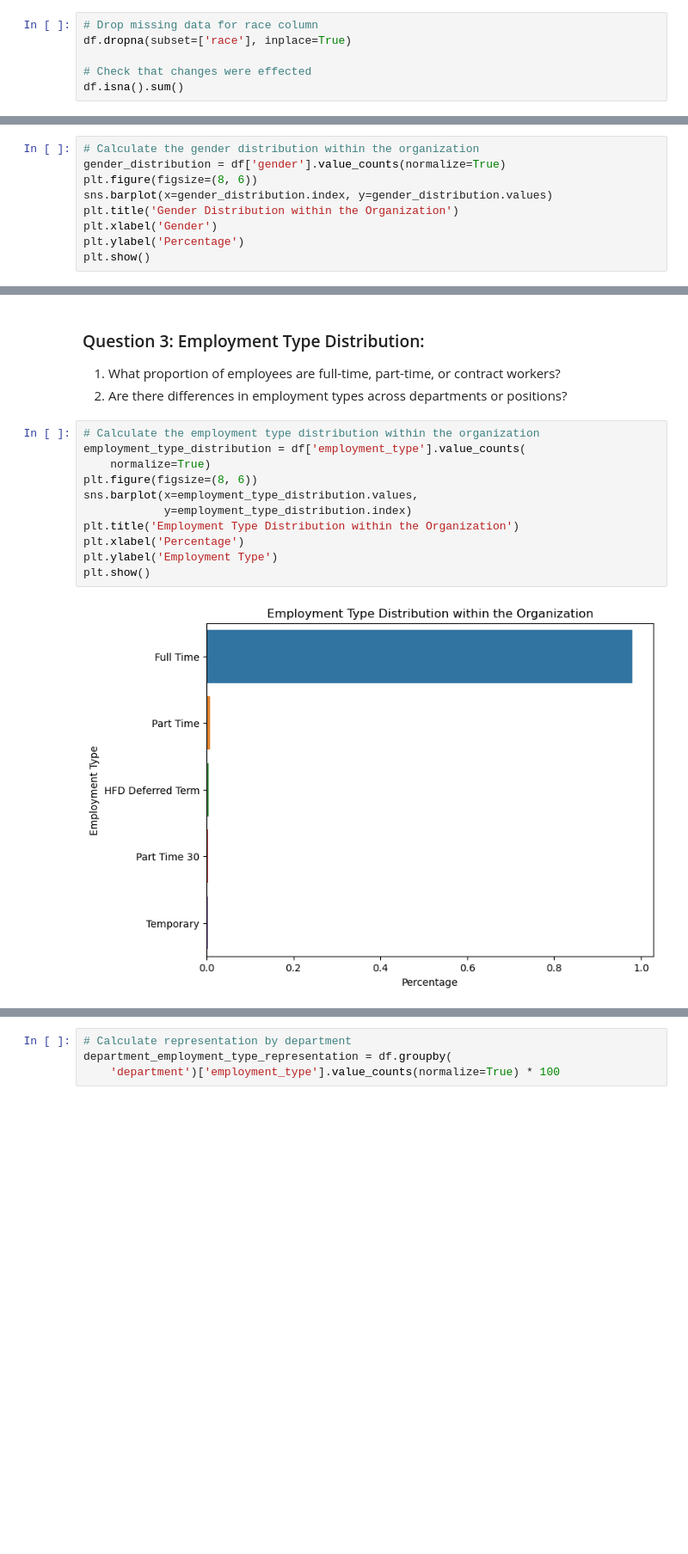
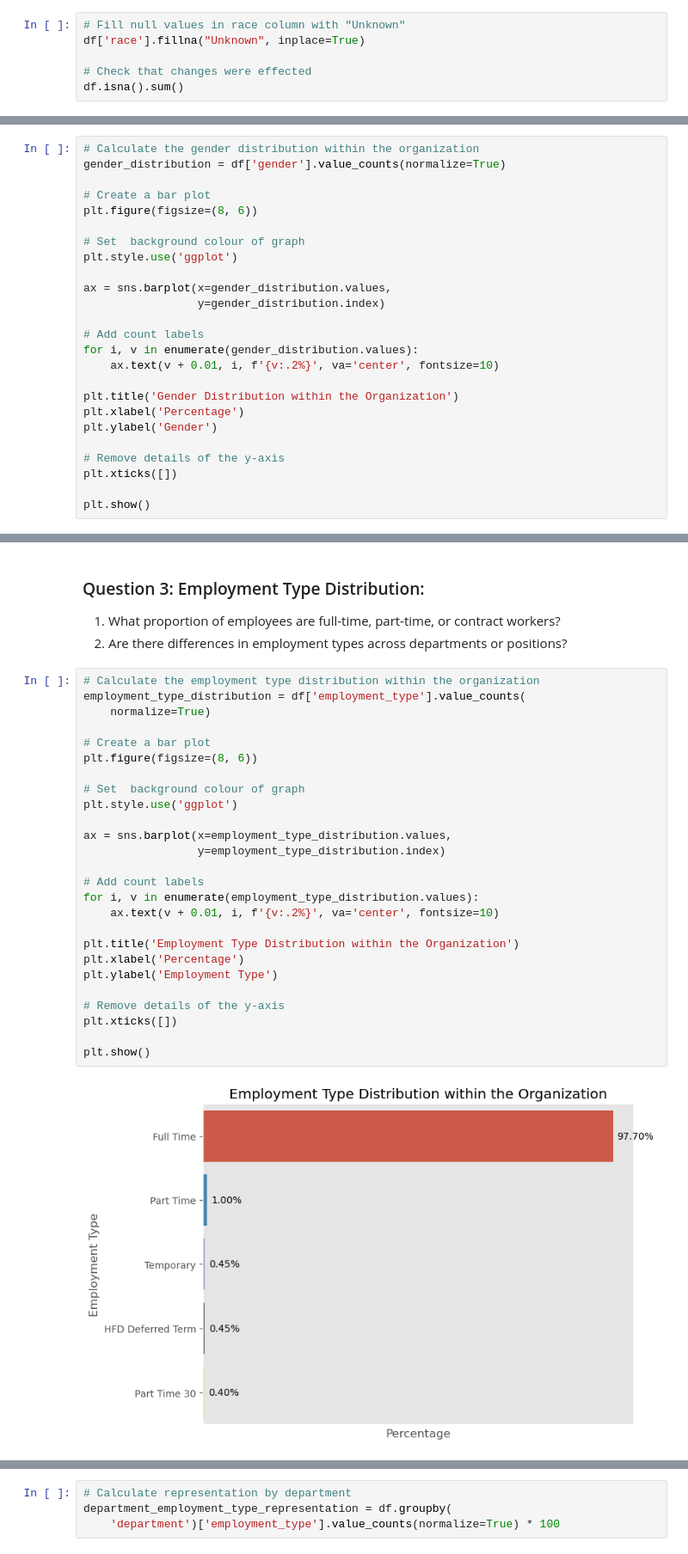
Before and after one commit to sotieno/Data-Projects, a Jupyter notebook: employee-analysis/employee-analysis.ipynb, the cells around one changed output, grey strips where cells are left out. Shown at 86% size. Drawn from its saved outputs; the diff is of its cells as text; blank space fills up the shorter version.

```diff
--- a/employee-analysis/employee-analysis.ipynb
+++ b/employee-analysis/employee-analysis.ipynb
@@ -135,8 +135,8 @@ hire_date             0
 job_date              3
 dtype: int64
 # %%
-# Drop missing data for race column
-df.dropna(subset=['race'], inplace=True)
+# Fill null values in race column with "Unknown"
+df['race'].fillna("Unknown", inplace=True)
 
 # Check that changes were effected
 df.isna().sum()
@@ -274,10 +292,26 @@ There is a significant difference in racial/ethnic representation across departm
 # %%
 # Calculate the gender distribution within the organization
 gender_distribution = df['gender'].value_counts(normalize=True)
+
+# Create a bar plot
 plt.figure(figsize=(8, 6))
-sns.barplot(x=gender_distribution.index, y=gender_distribution.values)
+
+# Set  background colour of graph
+plt.style.use('ggplot')
+
+ax = sns.barplot(x=gender_distribution.values,
+                 y=gender_distribution.index)
+
+# Add count labels
+for i, v in enumerate(gender_distribution.values):
+    ax.text(v + 0.01, i, f'{v:.2%}', va='center', fontsize=10)
+
 plt.title('Gender Distribution within the Organization')
-plt.xlabel('Gender')
-plt.ylabel('Percentage')
+plt.xlabel('Percentage')
+plt.ylabel('Gender')
+
+# Remove details of the y-axis
+plt.xticks([])
+
 plt.show()
 # %% [output]
@@ -323,16 +383,31 @@ There is no significant difference in gender representation across departments (
 # %%
 # Calculate the employment type distribution within the organization
 employment_type_distribution = df['employment_type'].value_counts(
     normalize=True)
+
+# Create a bar plot
 plt.figure(figsize=(8, 6))
-sns.barplot(x=employment_type_distribution.values,
-            y=employment_type_distribution.index)
+
+# Set  background colour of graph
+plt.style.use('ggplot')
+
+ax = sns.barplot(x=employment_type_distribution.values,
+                 y=employment_type_distribution.index)
+
+# Add count labels
+for i, v in enumerate(employment_type_distribution.values):
+    ax.text(v + 0.01, i, f'{v:.2%}', va='center', fontsize=10)
+
 plt.title('Employment Type Distribution within the Organization')
 plt.xlabel('Percentage')
 plt.ylabel('Employment Type')
+
+# Remove details of the y-axis
+plt.xticks([])
+
 plt.show()
 # %% [output]
-[figure, old version]
+[figure, new version]
 # %%
 # Calculate the percentage representation of each employment type
 employment_type_representation = df['employment_type'].value_counts(
```
Also changed, not shown: parts of 45 cells of this notebook.
